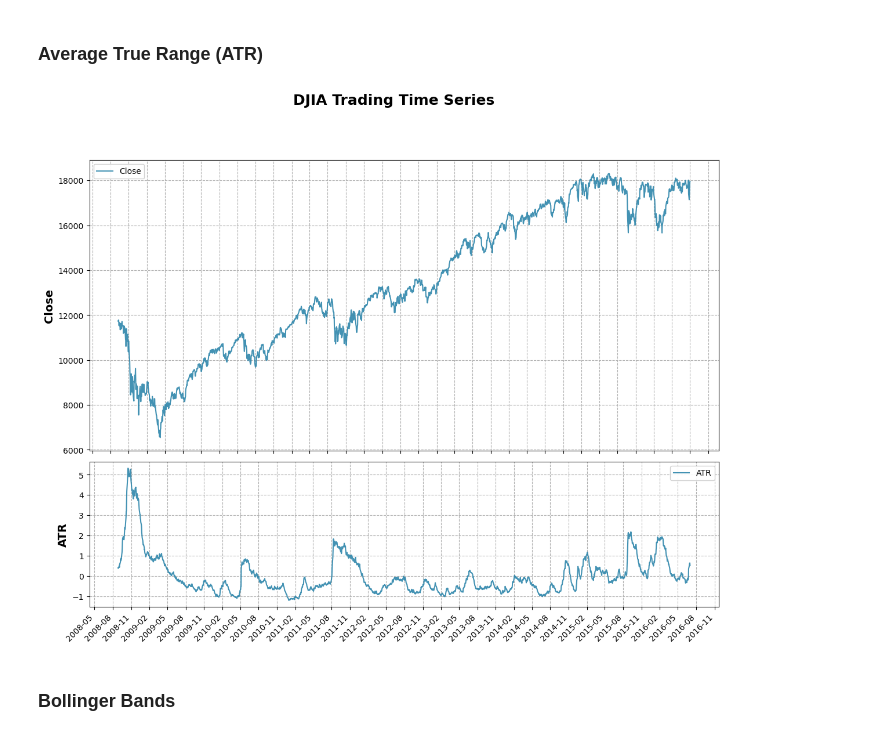
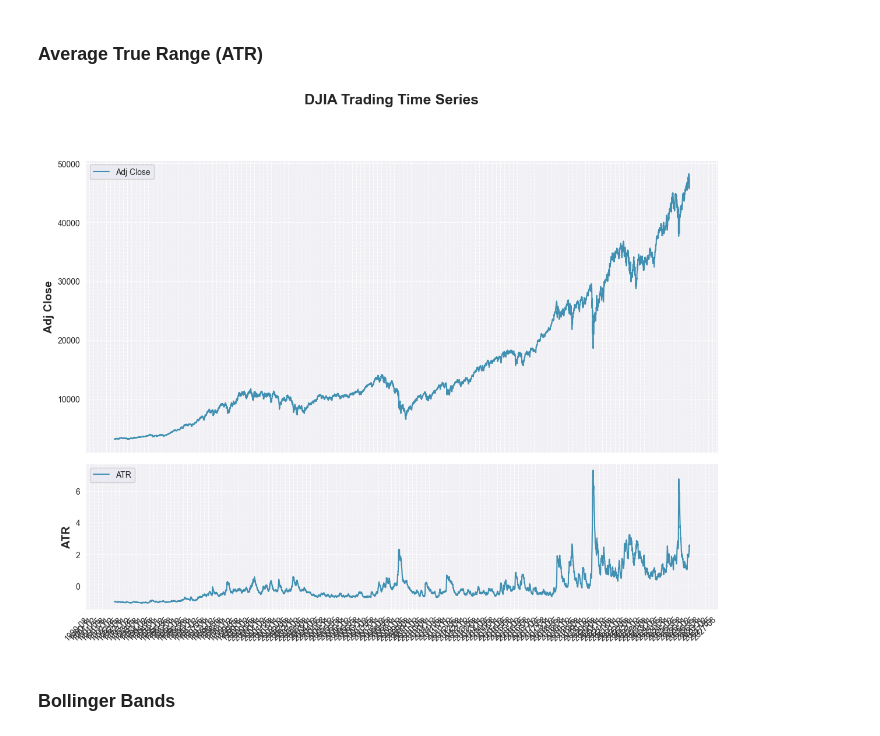
Before and after one commit to arcadiumstreet/MachineLearningProject, a Jupyter notebook: Project/Code/indicators.ipynb, the cells around one changed output. Saved outputs shown, nothing was run; the diff lists cells and outputs as text; code cells hidden in the pictures.

Commit message:
some_add_change_data

```diff
--- a/Project/Code/indicators.ipynb
+++ b/Project/Code/indicators.ipynb
@@ -16,9 +16,31 @@ sns.set_palette("husl")  # Set color palette
 # %% [markdown]
 ## DJIA_table.csv
 # %%
-data = pd.read_csv('data/raw/DJIA_table.csv')
+data = pd.read_csv('data/DJIA_table.csv')
 data['Date'] = pd.to_datetime(data['Date'])
 data = data.sort_values('Date').reset_index(drop=True)
+
+# CLEAN: forcer colonnes numériques (gère virgules, espaces, chaînes)
+num_cols = ['Open','High','Low','Close','Adj Close','Volume']
+for c in num_cols:
+    if c in data.columns:
+        data[c] = pd.to_numeric(data[c].astype(str).str.replace(r'[,\s]', '', regex=True),
+                                errors='coerce')
+
+data.columns = data.columns.str.strip()
+num_cols = ['Open','High','Low','Close','Adj Close','Volume']
+for c in num_cols:
+    if c in data.columns:
+        data[c] = pd.to_numeric(data[c].astype(str).str.replace(r'[,\s]', '', regex=True),
+                                errors='coerce')
+
+# garantir colonne ajustée utilisable (fallback sur Close)
+adj_candidates = ['Adj Close', 'Adj_Close', 'AdjClose', 'Adjusted Close']
+adj_col = next((c for c in adj_candidates if c in data.columns), None)
+if adj_col is None:
+    if 'Close' in data.columns:
+        data['Adj Close'] = data['Close'].copy()
+        adj_col = 'Adj Close'
 # %%
 data.info()
 # %% [output]
@@ -48,7 +70,7 @@ data.head()
 # %% [markdown]
 ### some plots
 # %%
-def plot_price(data, window=None, x_ticks=True, col="Close", ax=None):
+def plot_price(data, window=None, x_ticks=True, col="Adj Close", ax=None):
     # Create figure only if no axis is provided
     if ax is None:
         _, ax = plt.subplots(figsize=(10, 6))
@@ -118,6 +137,6 @@ plot_volume(data)
 # %% [markdown]
 ### Dollar volume
 # %%
-data['Dollar Volume'] = data['Volume'] * data['Close']/1e6
+data['Dollar Volume'] = data['Volume'] * data['Adj Close']/1e6
 data['Dollar Volume']
 # %% [output]
@@ -147,23 +166,23 @@ data['ATR'] = atr.sub(atr.mean()).div(atr.std())
 # %%
 window = None
 
 # Create figure with 2 subplots
 fig, (ax1, ax2) = plt.subplots(2, 1, figsize=(14, 10),
                                 gridspec_kw={'height_ratios': [2, 1], 'hspace': 0.05})
 
 # Add title to the figure
 fig.suptitle('DJIA Trading Time Series', fontsize=18, fontweight='bold', y=0.995)
 
 # Plot Close price on top subplot
-plot_price(data, window, x_ticks=False, col="Close", ax=ax1)
+plot_price(data, window, x_ticks=False, col="Adj Close", ax=ax1)
 
 # Plot ATR on bottom subplot
 plot_price(data, window, x_ticks=True, col='ATR', ax=ax2)
 
 plt.tight_layout()
 plt.show()
 # %% [output]
-[figure, old version]
+[figure, new version]
 # %% [markdown]
 ### Bollinger Bands
 # %% [markdown]
```
Also changed, not shown: parts of 9 cells of this notebook, 4 other files.
